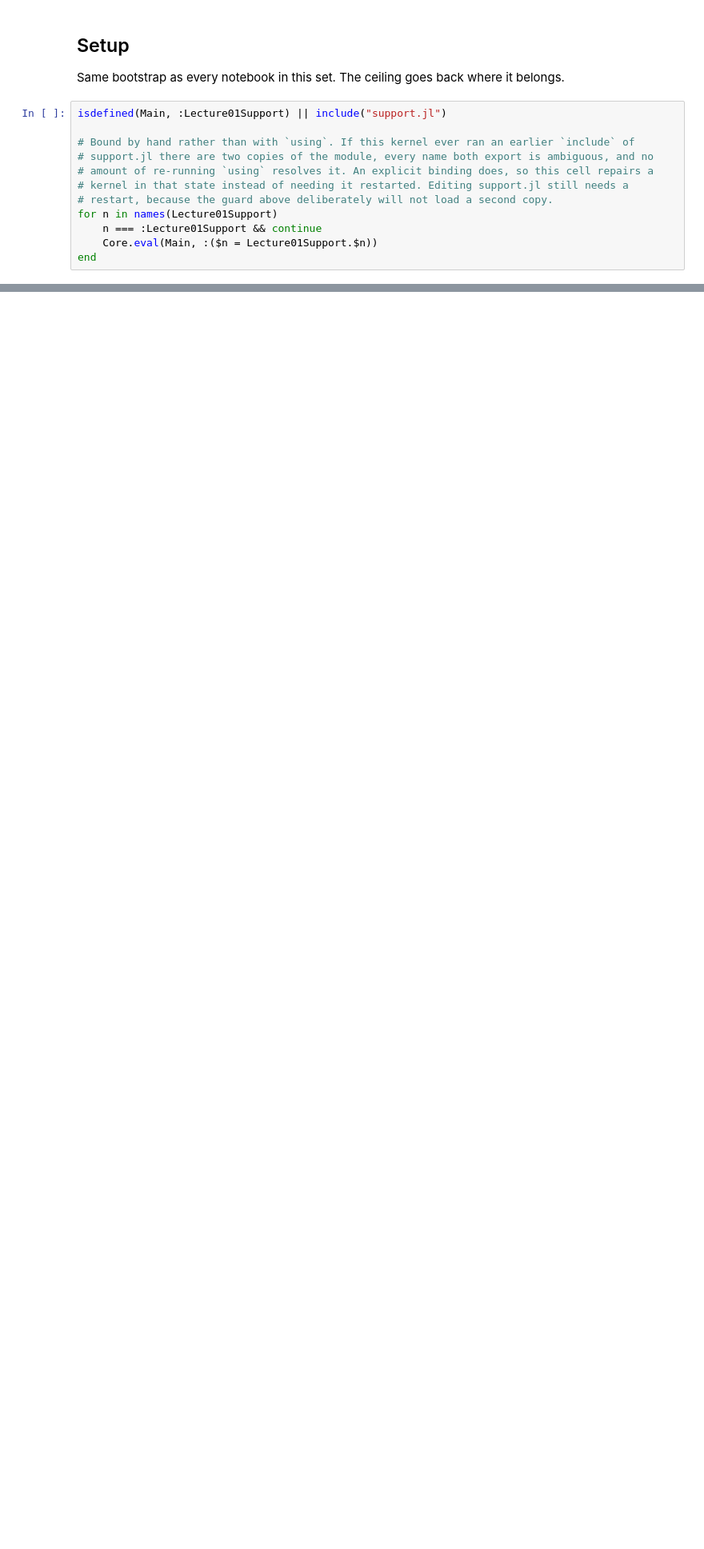
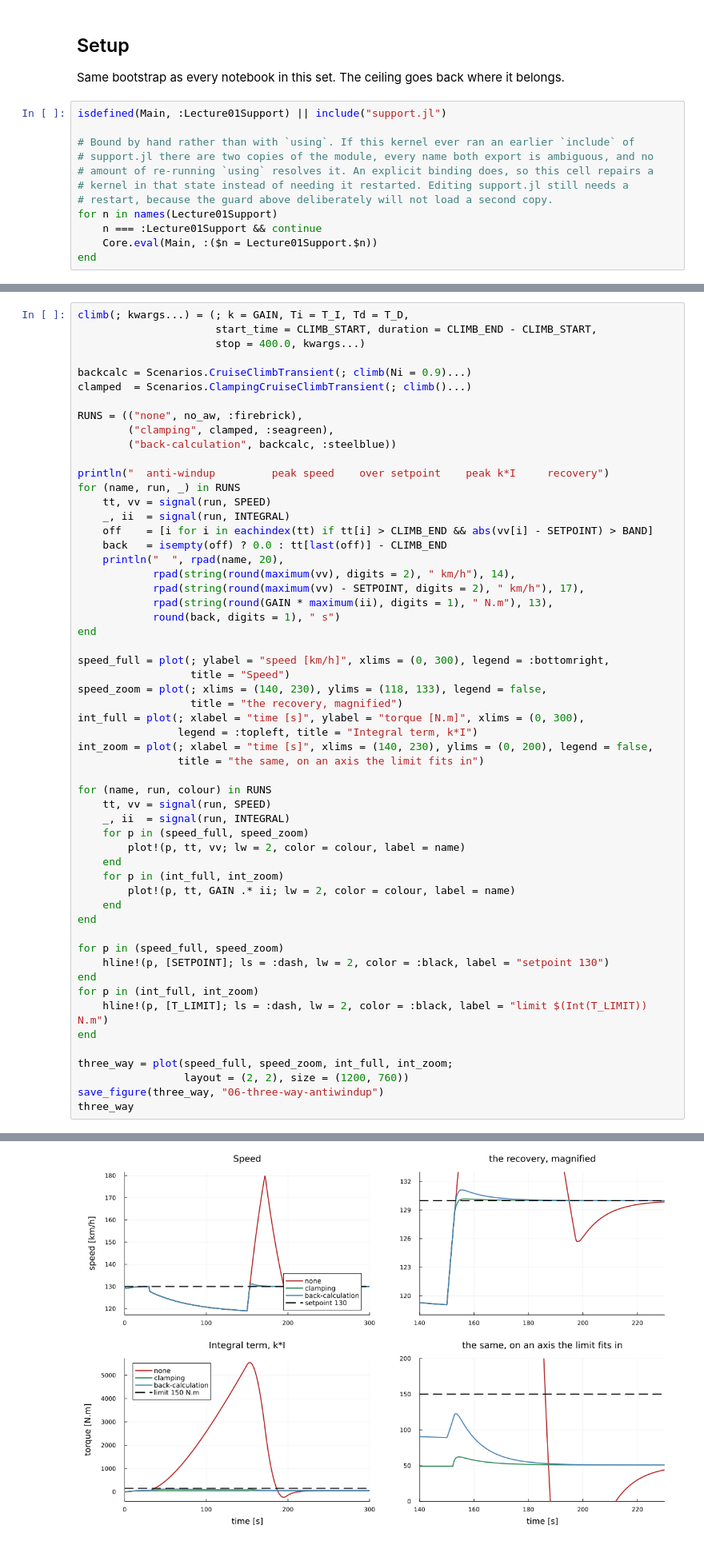
Before and after one commit to dr14-make/16ESPD, a Jupyter notebook: notebooks/lecture01/06-windup.ipynb, the cells around one changed output, grey strips where cells are left out. Shown at 80% size. Saved outputs shown, nothing was run; the diff lists cells and outputs as text; blank space fills up the shorter version.

```diff
--- a/notebooks/lecture01/06-windup.ipynb
+++ b/notebooks/lecture01/06-windup.ipynb
@@ -232,0 +329,57 @@ field.
+# %%
+climb(; kwargs...) = (; k = GAIN, Ti = T_I, Td = T_D,
+                      start_time = CLIMB_START, duration = CLIMB_END - CLIMB_START,
+                      stop = 400.0, kwargs...)
+
+backcalc = Scenarios.CruiseClimbTransient(; climb(Ni = 0.9)...)
+clamped  = Scenarios.ClampingCruiseClimbTransient(; climb()...)
+
+RUNS = (("none", no_aw, :firebrick),
+        ("clamping", clamped, :seagreen),
+        ("back-calculation", backcalc, :steelblue))
+
+println("  anti-windup         peak speed    over setpoint    peak k*I     recovery")
+for (name, run, _) in RUNS
+    tt, vv = signal(run, SPEED)
+    _, ii  = signal(run, INTEGRAL)
+    off    = [i for i in eachindex(tt) if tt[i] > CLIMB_END && abs(vv[i] - SETPOINT) > BAND]
+    back   = isempty(off) ? 0.0 : tt[last(off)] - CLIMB_END
+    println("  ", rpad(name, 20),
+            rpad(string(round(maximum(vv), digits = 2), " km/h"), 14),
+            rpad(string(round(maximum(vv) - SETPOINT, digits = 2), " km/h"), 17),
+            rpad(string(round(GAIN * maximum(ii), digits = 1), " N.m"), 13),
+            round(back, digits = 1), " s")
+end
+
+speed_full = plot(; ylabel = "speed [km/h]", xlims = (0, 300), legend = :bottomright,
+                  title = "Speed")
+speed_zoom = plot(; xlims = (140, 230), ylims = (118, 133), legend = false,
+                  title = "the recovery, magnified")
+int_full = plot(; xlabel = "time [s]", ylabel = "torque [N.m]", xlims = (0, 300),
+                legend = :topleft, title = "Integral term, k*I")
+int_zoom = plot(; xlabel = "time [s]", xlims = (140, 230), ylims = (0, 200), legend = false,
+                title = "the same, on an axis the limit fits in")
+
+for (name, run, colour) in RUNS
+    tt, vv = signal(run, SPEED)
+    _, ii  = signal(run, INTEGRAL)
+    for p in (speed_full, speed_zoom)
+        plot!(p, tt, vv; lw = 2, color = colour, label = name)
+    end
+    for p in (int_full, int_zoom)
+        plot!(p, tt, GAIN .* ii; lw = 2, color = colour, label = name)
+    end
+end
+
+for p in (speed_full, speed_zoom)
+    hline!(p, [SETPOINT]; ls = :dash, lw = 2, color = :black, label = "setpoint 130")
+end
+for p in (int_full, int_zoom)
+    hline!(p, [T_LIMIT]; ls = :dash, lw = 2, color = :black, label = "limit $(Int(T_LIMIT)) N.m")
+end
+
+three_way = plot(speed_full, speed_zoom, int_full, int_zoom;
+                 layout = (2, 2), size = (1200, 760))
+save_figure(three_way, "06-three-way-antiwindup")
+three_way
+# %% [output]
@@ -232,0 +390 @@ field.
+[figure, added]
```
Also changed, not shown: parts of 17 cells of this notebook, 7 other files.
